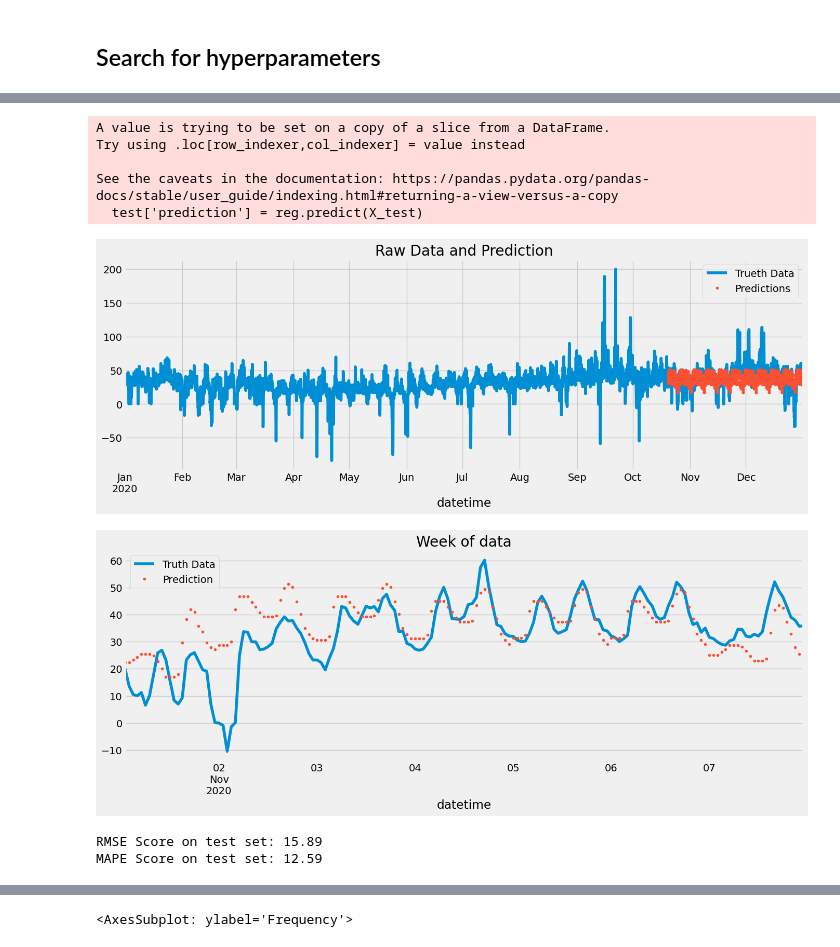
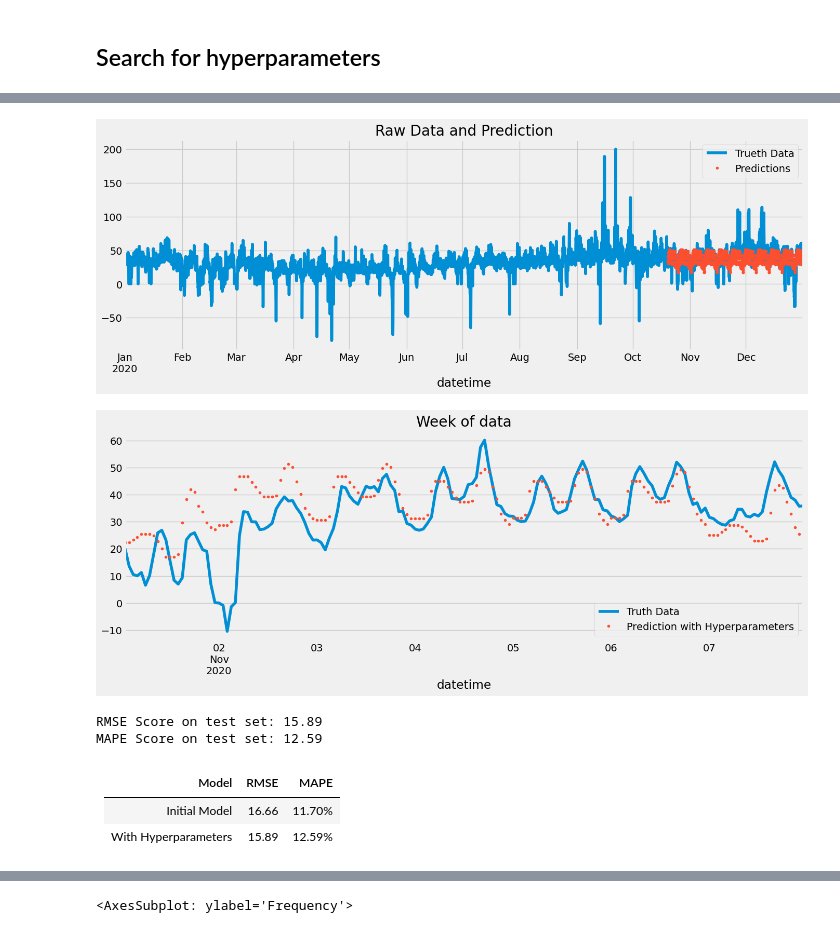
Before and after one commit to M-123-456/team-6-energy-costs, a Jupyter notebook: XGBoost_model.ipynb, the cells around one changed output, grey strips where cells are left out. Saved outputs shown, nothing was run; the diff lists cells and outputs as text; code cells hidden in the pictures.

Commit message:
final model and comments added

```diff
--- a/XGBoost_model.ipynb
+++ b/XGBoost_model.ipynb
@@ -67,9 +174,11 @@ search_space = {
     'max_depth': [3, 6, 9],
     'gamma': [0.01, 0.1],
     'learning_rate': [0.001, 0.01, 0.1],
+    'base_score': [None, 0.5],
+    'booster': [None, 'gbtree']
 }
 
-GS = GridSearchCV(estimator = reg,
+GS = GridSearchCV(estimator = reg_hyper_p,
                   param_grid = search_space,
                   scoring=['r2', 'neg_root_mean_squared_error'],
                   refit = 'r2', # type: ignore
@@ -120,12 +231,12 @@ print(GS.best_params_)
 # %%
-reg = xgb.XGBRegressor(
-    gamma=0.01,
-    learning_rate=0.01,
+reg_hyper_p = xgb.XGBRegressor(
+    gamma=0.1,
+    n_estimators=500,
     max_depth=3,
-    n_estimators=500
+    learning_rate=0.01
 )
 # %%
-reg.fit(X_train, y_train,
+reg_hyper_p.fit(X_train, y_train,
         eval_set=[(X_train, y_train), (X_test, y_test)],
         verbose=100
 )
@@ -160,23 +261,18 @@ plt.show()
 # %%
-test['prediction'] = reg.predict(X_test)
-df = df.merge(test[['prediction']], how='left', left_index=True, right_index=True)
+test['prediction_hyp'] = reg_hyper_p.predict(X_test)
+df = df.merge(test[['prediction_hyp']], how='left', left_index=True, right_index=True)
 ax = df[['energy_price']].plot(figsize=(15, 5))
-df['prediction'].plot(ax=ax, style='.')
+df['prediction_hyp'].plot(ax=ax, style='.')
 plt.legend(['Trueth Data', 'Predictions'])
 ax.set_title('Raw Data and Prediction')
 plt.show()
 # %% [output]
-A value is trying to be set on a copy of a slice from a DataFrame.
-Try using .loc[row_indexer,col_indexer] = value instead
-
-See the caveats in the documentation: https://pandas.pydata.org/pandas-docs/stable/user_guide/indexing.html#returning-a-view-versus-a-copy
-  test['prediction'] = reg.predict(X_test)
 [figure]
 # %%
 ax = df.loc[(df.index > '2020-11-01') & (df.index < '2020-11-08')]['energy_price'].plot(figsize=(15,5), title='Week of data')
-df.loc[(df.index > '2020-11-01') & (df.index < '2020-11-08')]['prediction'].plot(ax=ax, style='.')
-plt.legend(['Truth Data', 'Prediction'])
+df.loc[(df.index > '2020-11-01') & (df.index < '2020-11-08')]['prediction_hyp'].plot(ax=ax, style='.')
+plt.legend(['Truth Data', 'Prediction with Hyperparameters'])
 plt.show()
 # %% [output]
-[figure, old version]
+[figure, new version]
 # %%
@@ -187,3 +283,8 @@ print(f'MAPE Score on test set: {score_mape:.2f}')
 # %% [output]
 RMSE Score on test set: 15.89
 MAPE Score on test set: 12.59
+# %% [markdown]
+| Model         | RMSE | MAPE |
+| --| :------------------: | :----------------------: |
+| Initial Model | 16.66 | 11.70% |
+| With Hyperparameters | 15.89 | 12.59% |
```
Also changed, not shown: parts of 63 cells of this notebook, 10 other files.
